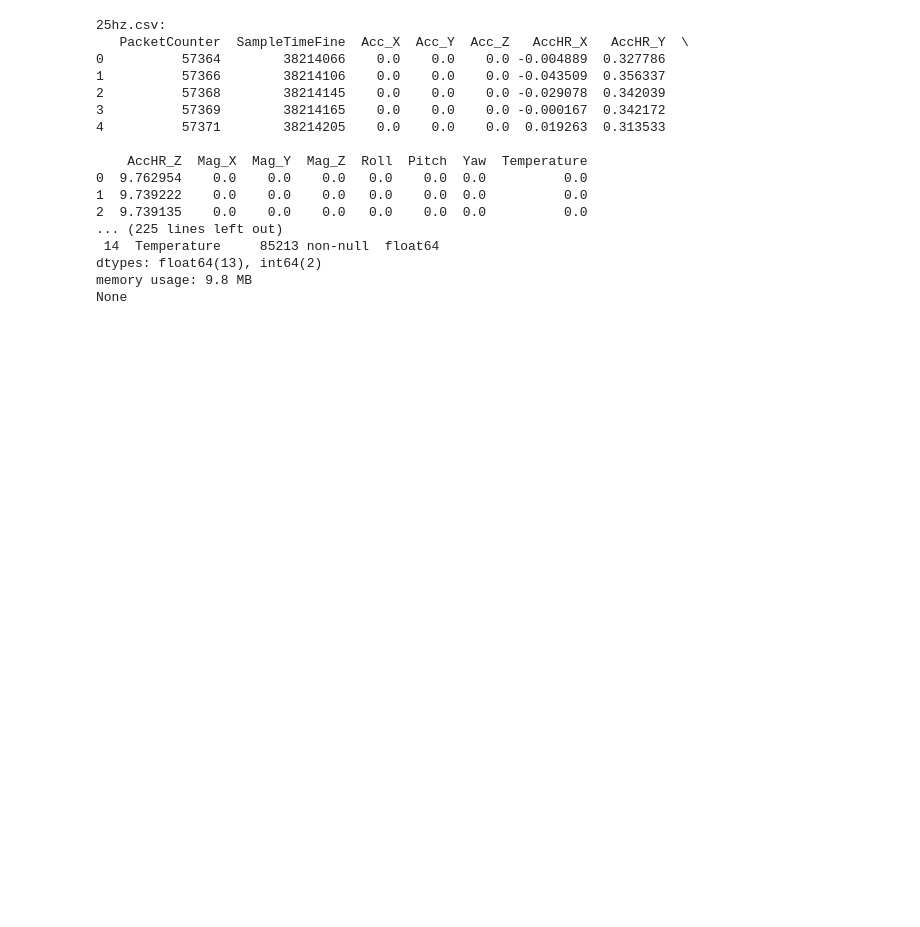
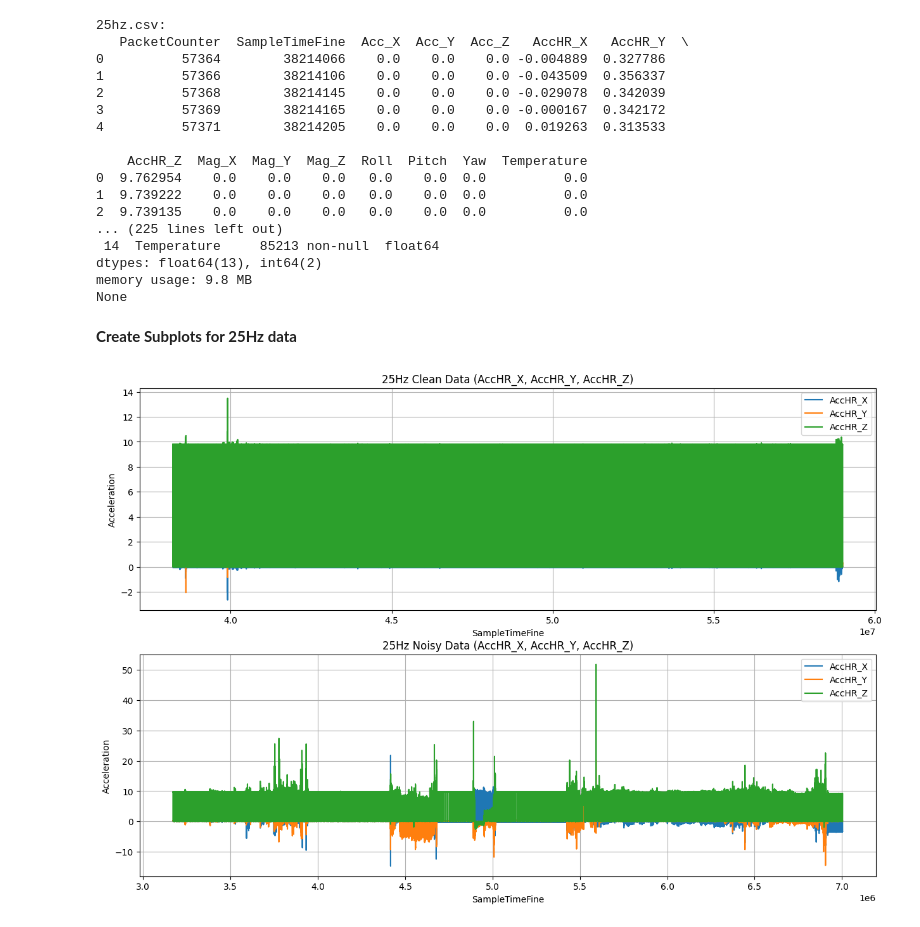
Before and after one commit to Samplergithub769/mtu-xsens-imu-Sensor, a Jupyter notebook: mtu_xsens_imu_Sensor.ipynb, the cells around one changed output. Cells and saved outputs as stored; diff of their text form; code cells hidden in the pictures; blank space fills up the shorter version.

```diff
--- a/mtu_xsens_imu_Sensor.ipynb
+++ b/mtu_xsens_imu_Sensor.ipynb
@@ -60,3 +60,30 @@ print(df_noise_100hz.info())
 dtypes: float64(13), int64(2)
 memory usage: 9.8 MB
 None
+# %% [markdown]
+**Create Subplots for 25Hz data**
+# %%
+plt.figure(figsize=(15, 10))
+
+plt.subplot(2, 1, 1)
+plt.plot(df_25hz['SampleTimeFine'], df_25hz['AccHR_X'], label='AccHR_X')
+plt.plot(df_25hz['SampleTimeFine'], df_25hz['AccHR_Y'], label='AccHR_Y')
+plt.plot(df_25hz['SampleTimeFine'], df_25hz['AccHR_Z'], label='AccHR_Z')
+plt.title('25Hz Clean Data (AccHR_X, AccHR_Y, AccHR_Z)')
+plt.xlabel('SampleTimeFine')
+plt.ylabel('Acceleration')
+plt.legend()
+plt.grid(True)
+
+
+plt.subplot(2, 1, 2)
+plt.plot(df_noise_25hz['SampleTimeFine'], df_noise_25hz['AccHR_X'], label='AccHR_X')
+plt.plot(df_noise_25hz['SampleTimeFine'], df_noise_25hz['AccHR_Y'], label='AccHR_Y')
+plt.plot(df_noise_25hz['SampleTimeFine'], df_noise_25hz['AccHR_Z'], label='AccHR_Z')
+plt.title('25Hz Noisy Data (AccHR_X, AccHR_Y, AccHR_Z)')
+plt.xlabel('SampleTimeFine')
+plt.ylabel('Acceleration')
+plt.legend()
+plt.grid(True)
+# %% [output]
+[figure, added]
```
Also changed, not shown: parts of 6 cells of this notebook.
